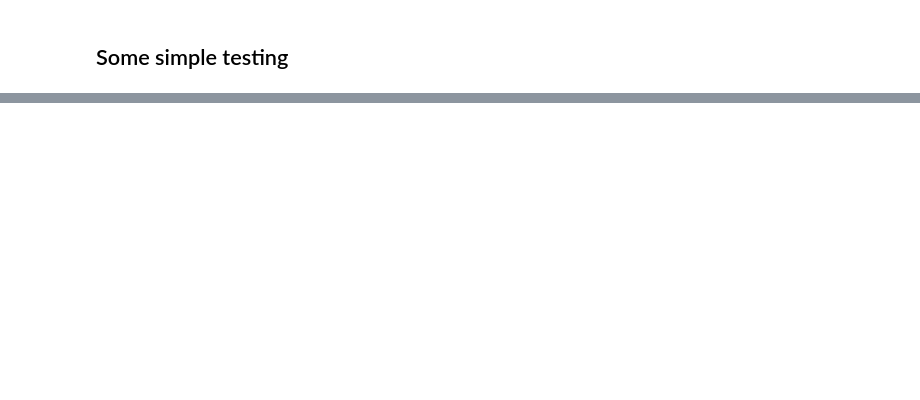
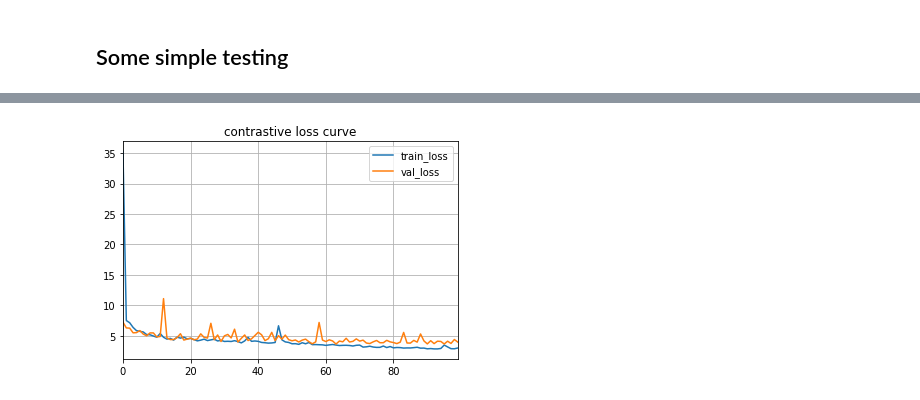
Before and after one commit to shuuchen/siamese_network, a Jupyter notebook: Siamese-networks-floorplan.ipynb, the cells around one changed output, grey strips where cells are left out. Cells and saved outputs as stored; diff of their text form; code cells hidden in the pictures; blank space fills up the shorter version.

```diff
--- a/Siamese-networks-floorplan.ipynb
+++ b/Siamese-networks-floorplan.ipynb
@@ -396,0 +418,6 @@ show_pred(test_results_0, test_results_1)
+# %%
+fig = df.plot(grid=True, title='contrastive loss curve').get_figure()
+
+fig.savefig('./output/siamese/loss.png')
+# %% [output]
+[figure, added]
```
Also changed, not shown: parts of 9 cells of this notebook, 11 other files.
